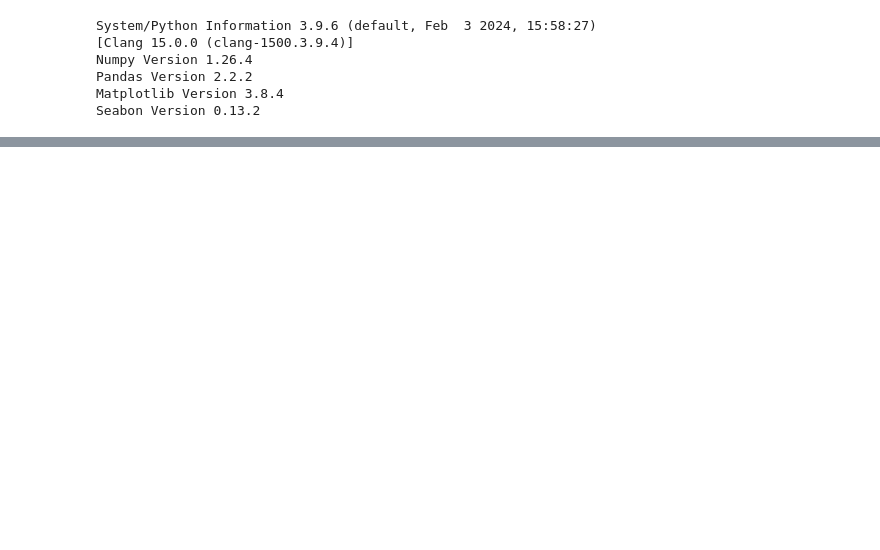
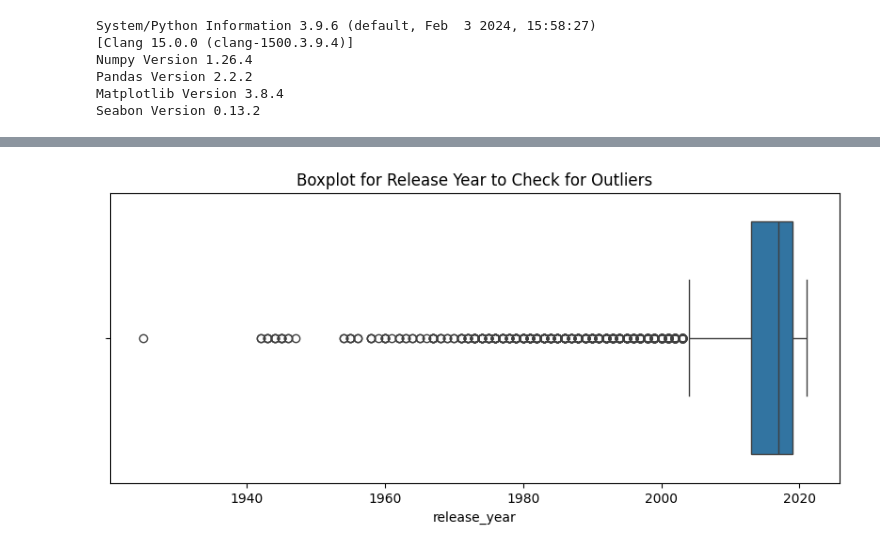
Before and after one commit to blockchainguru-hub/netflix-business-case-study, a Jupyter notebook: netflix.ipynb, the cells around one changed output, grey strips where cells are left out. Cells and saved outputs as stored; diff of their text form; code cells hidden in the pictures; blank space fills up the shorter version.

```diff
--- a/netflix.ipynb
+++ b/netflix.ipynb
@@ -423,0 +22,3 @@ KeyError: "['month'] not in index"
+# %%
+# Load the dataset
+netflix_data = pd.read_csv('./data/netflix.csv')
@@ -423,0 +81,9 @@ KeyError: "['month'] not in index"
+# %%
+# Convert categorical attributes to 'category' data type if required
+categorical_columns = ['type', 'country', 'rating']
+netflix_data[categorical_columns] = netflix_data[categorical_columns].astype('category')
+
+# After conversion data types
+after_conversion_data_types = netflix_data.dtypes
+# Missing value detection
+missing_values = netflix_data.isnull().sum()
@@ -423,0 +140,8 @@ KeyError: "['month'] not in index"
+# %%
+# Boxplot to check for outliers in 'release_year'
+plt.figure(figsize=(10, 4))
+sns.boxplot(x=netflix_data['release_year'])
+plt.title('Boxplot for Release Year to Check for Outliers')
+plt.show()
+# %% [output]
+[figure, added]
```
Also changed, not shown: parts of 48 cells of this notebook, 15 other files.
